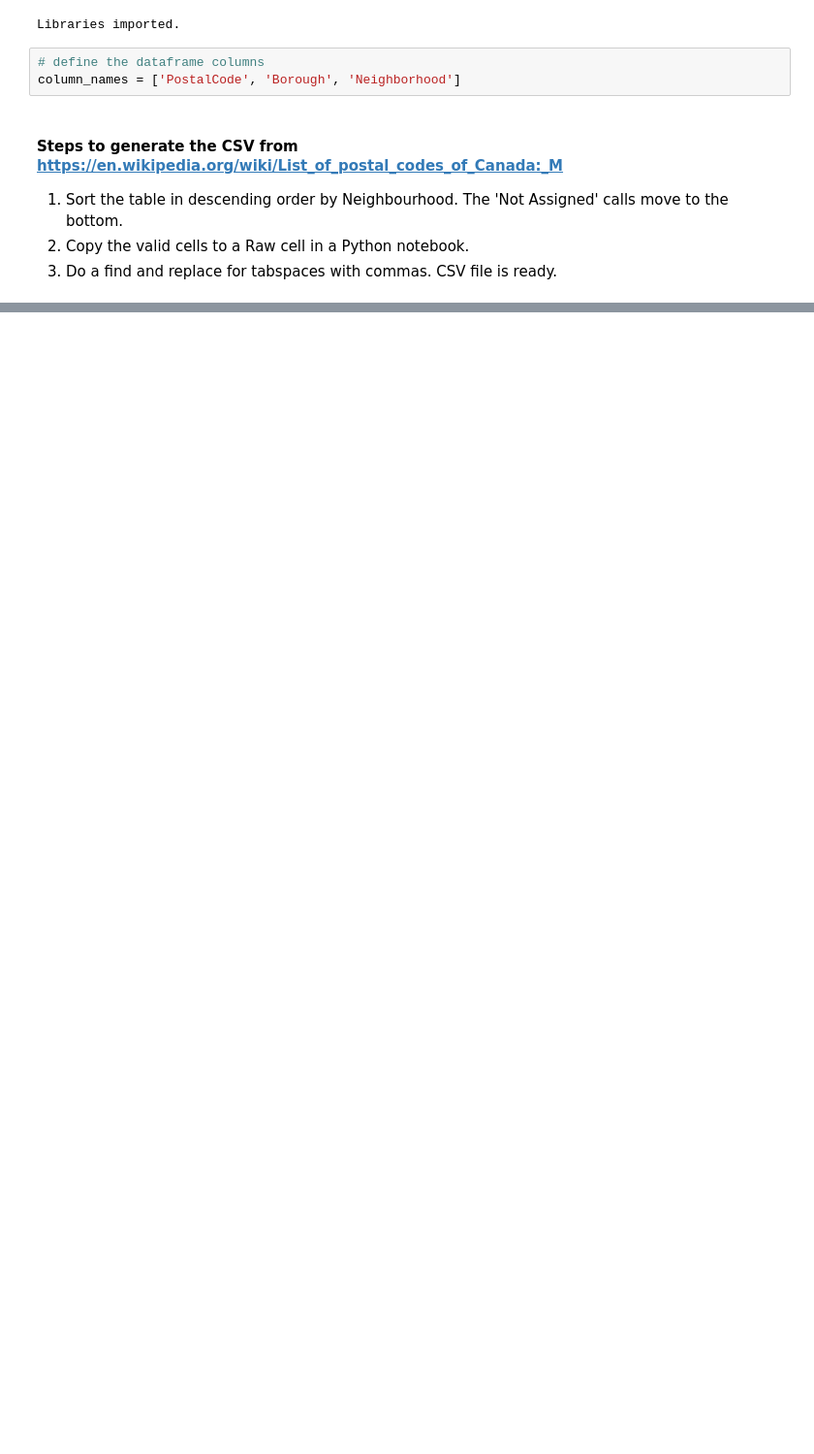
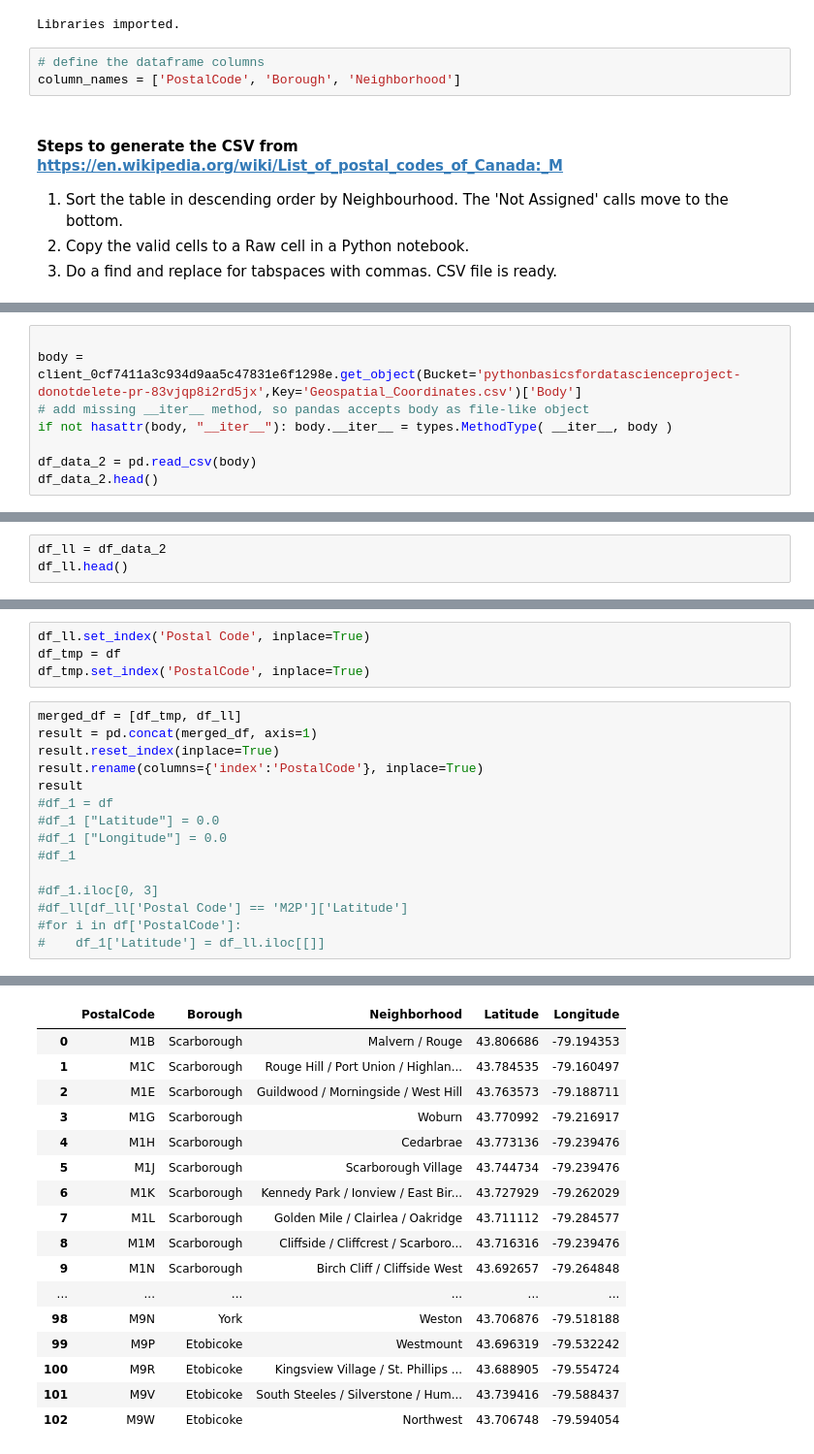
Before and after one commit to arvindnrao/Coursera_Capstone, a Jupyter notebook: DP0701EN-Assgn-Boroughs-of-Toronto.ipynb, the cells around one changed output, grey strips where cells are left out. Shown at 97% size. Cells and saved outputs as stored; diff of their text form; blank space fills up the shorter version.

```diff
--- a/DP0701EN-Assgn-Boroughs-of-Toronto.ipynb
+++ b/DP0701EN-Assgn-Boroughs-of-Toronto.ipynb
@@ -55,0 +92,8 @@ Shape of dataframe: (103, 3)
+# %%
+
+body = client_0cf7411a3c934d9aa5c47831e6f1298e.get_object(Bucket='pythonbasicsfordatascienceproject-donotdelete-pr-83vjqp8i2rd5jx',Key='Geospatial_Coordinates.csv')['Body']
+# add missing __iter__ method, so pandas accepts body as file-like object
+if not hasattr(body, "__iter__"): body.__iter__ = types.MethodType( __iter__, body )
+
+df_data_2 = pd.read_csv(body)
+df_data_2.head()
@@ -55,0 +107,3 @@ Shape of dataframe: (103, 3)
+# %%
+df_ll = df_data_2
+df_ll.head()
@@ -55,0 +117,20 @@ Shape of dataframe: (103, 3)
+# %%
+df_ll.set_index('Postal Code', inplace=True)
+df_tmp = df
+df_tmp.set_index('PostalCode', inplace=True)
+# %%
+merged_df = [df_tmp, df_ll]
+result = pd.concat(merged_df, axis=1)
+result.reset_index(inplace=True)
+result.rename(columns={'index':'PostalCode'}, inplace=True)
+result
+#df_1 = df
+#df_1 ["Latitude"] = 0.0
+#df_1 ["Longitude"] = 0.0
+#df_1
+
+#df_1.iloc[0, 3]
+#df_ll[df_ll['Postal Code'] == 'M2P']['Latitude']
+#for i in df['PostalCode']:
+#    df_1['Latitude'] = df_ll.iloc[[]]
+# %% [output]
@@ -55,0 +144,17 @@ Shape of dataframe: (103, 3)
+|  | PostalCode | Borough | Neighborhood | Latitude | Longitude |
+| 0 | M1B | Scarborough | Malvern / Rouge | 43.806686 | -79.194353 |
+| 1 | M1C | Scarborough | Rouge Hill / Port Union / Highlan... | 43.784535 | -79.160497 |
+| 2 | M1E | Scarborough | Guildwood / Morningside / West Hill | 43.763573 | -79.188711 |
+| 3 | M1G | Scarborough | Woburn | 43.770992 | -79.216917 |
+| 4 | M1H | Scarborough | Cedarbrae | 43.773136 | -79.239476 |
+| 5 | M1J | Scarborough | Scarborough Village | 43.744734 | -79.239476 |
+| 6 | M1K | Scarborough | Kennedy Park / Ionview / East Bir... | 43.727929 | -79.262029 |
+| 7 | M1L | Scarborough | Golden Mile / Clairlea / Oakridge | 43.711112 | -79.284577 |
+| 8 | M1M | Scarborough | Cliffside / Cliffcrest / Scarboro... | 43.716316 | -79.239476 |
+| 9 | M1N | Scarborough | Birch Cliff / Cliffside West | 43.692657 | -79.264848 |
+| ... | ... | ... | ... | ... | ... |
+| 98 | M9N | York | Weston | 43.706876 | -79.518188 |
+| 99 | M9P | Etobicoke | Westmount | 43.696319 | -79.532242 |
+| 100 | M9R | Etobicoke | Kingsview Village / St. Phillips ... | 43.688905 | -79.554724 |
+| 101 | M9V | Etobicoke | South Steeles / Silverstone / Hum... | 43.739416 | -79.588437 |
+| 102 | M9W | Etobicoke | Northwest | 43.706748 | -79.594054 |
```
Also changed, not shown: parts of 11 cells of this notebook, 1 other file.
